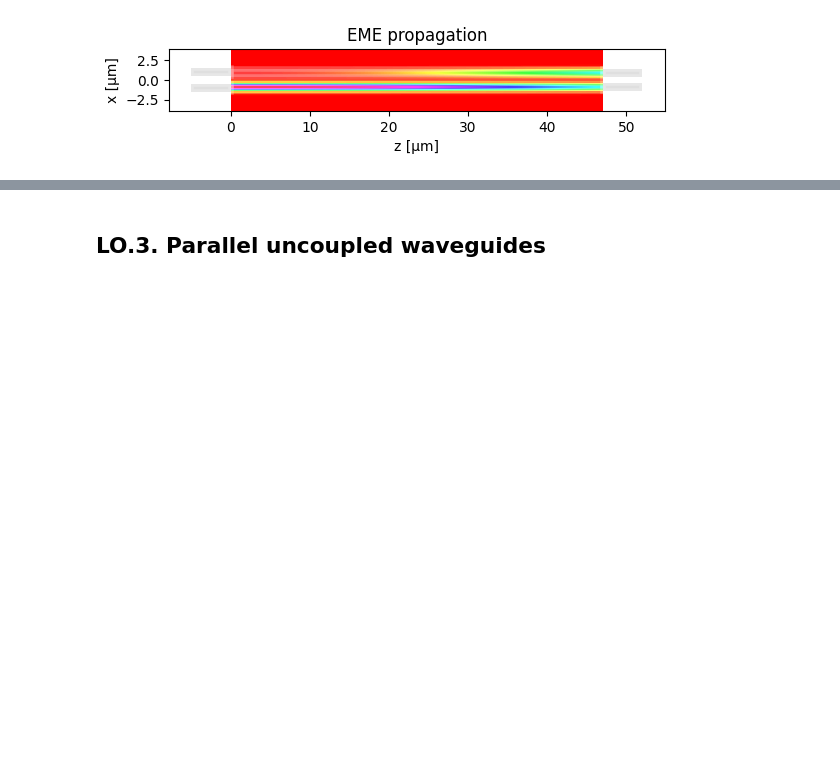
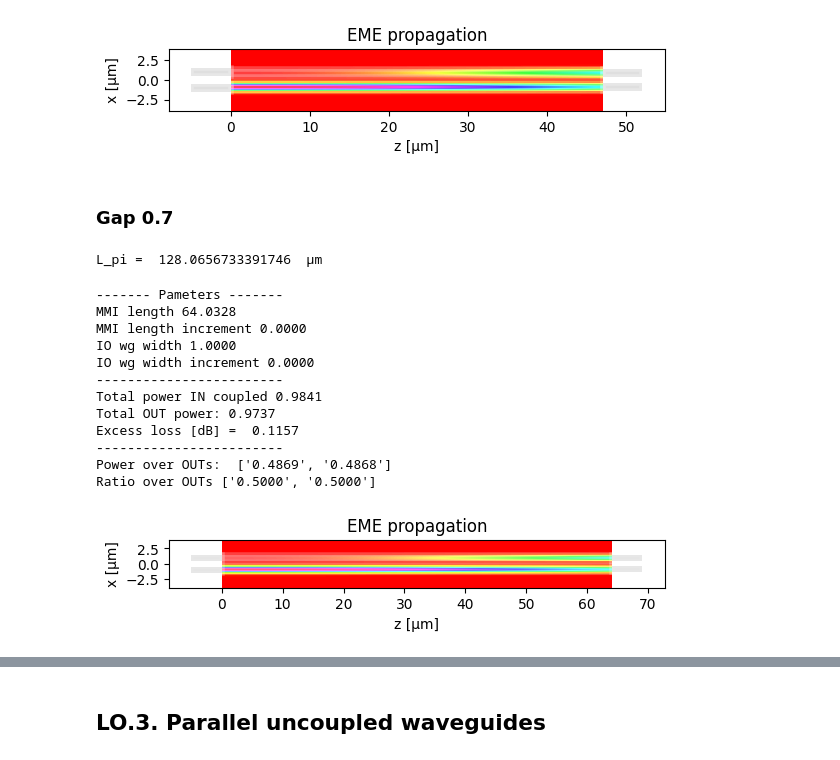
Before and after one commit to amsanbasPIC/pic-upv-lab2, a Jupyter notebook: COUPLERS_Student.ipynb, the cells around one changed output, grey strips where cells are left out. Drawn from its saved outputs; the diff is of its cells as text; code cells hidden in the pictures; blank space fills up the shorter version.

```diff
--- a/COUPLERS_Student.ipynb
+++ b/COUPLERS_Student.ipynb
@@ -165,3 +167,37 @@ Excess loss [dB] =  0.1851
 Power over OUTs:  ['0.4791', '0.4791']
 Ratio over OUTs ['0.5000', '0.5000']
 [figure]
+# %% [markdown]
+### Gap 0.7
+# %%
+wg_gap = 0.7
+m = DC_EME()
+m.MMI_num_modes = 12
+m.DC_wg_gap = wg_gap
+m.DC_wg_width = wg_width
+m.DC_N_waveguides = wg_N
+m.find_all_modes()
+L_pi = m.get_L_pi()
+
+print("L_pi = ", L_pi, " µm")
+
+m.n_IN = 2
+m.n_OUT = 2
+
+m.L_MMI = 0.5*L_pi
+m.propagation()
+# %% [output]
+L_pi =  128.0656733391746  µm
+------- Pameters -------
+MMI length 64.0328
+MMI length increment 0.0000
+IO wg width 1.0000
+IO wg width increment 0.0000
+------------------------
+Total power IN coupled 0.9841
+Total OUT power: 0.9737
+Excess loss [dB] =  0.1157
+------------------------
+Power over OUTs:  ['0.4869', '0.4868']
+Ratio over OUTs ['0.5000', '0.5000']
+[figure, added]
```
Also changed, not shown: parts of 21 cells of this notebook.
